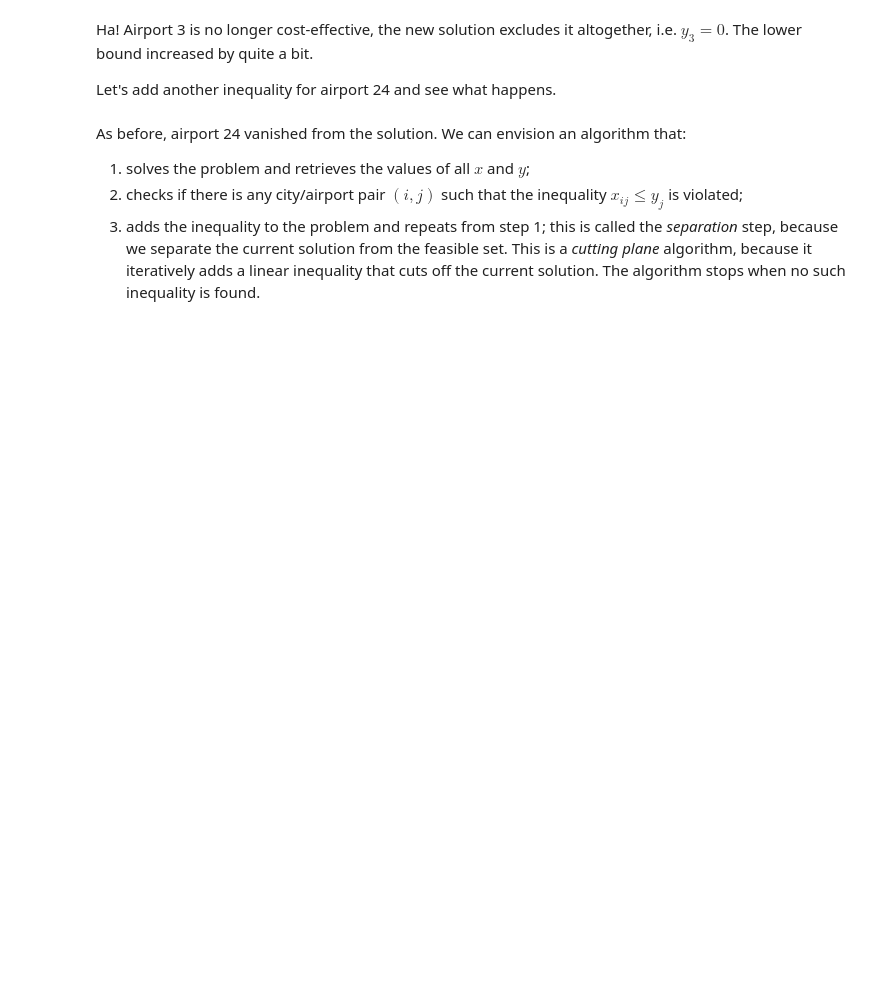
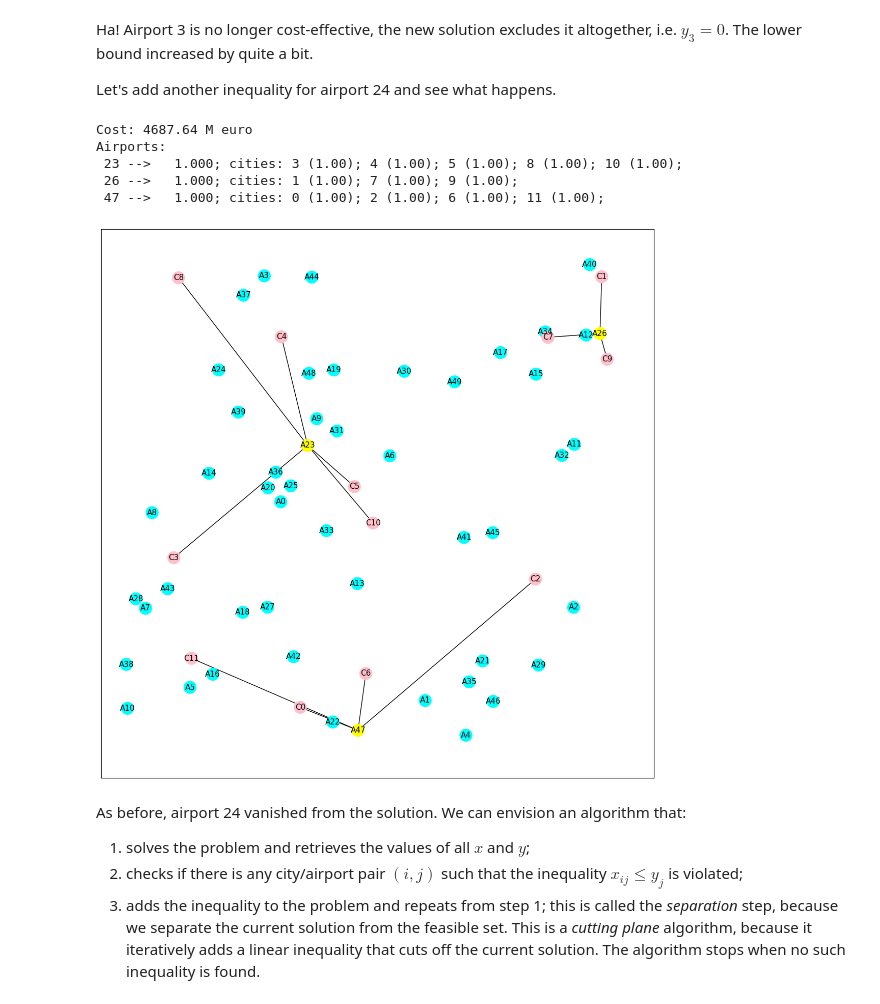
Before and after one commit to hermansolem/FOR_Labs_22-23, a Jupyter notebook: lab4/lab4_location.ipynb, the cells around one changed output. Drawn from its saved outputs; the diff is of its cells as text; code cells hidden in the pictures; blank space fills up the shorter version.

```diff
--- a/lab4/lab4_location.ipynb
+++ b/lab4/lab4_location.ipynb
@@ -188,7 +251,17 @@ Let's add another inequality for airport 24 and see what happens.
 # %%
 # Add constraint x_83 <= y_3 TODO
 # Optimize
 # call function for printing and visualizing result
+m.add_constr(x[8,3]<=y[3])
+m.optimize()
+print_result(m,x,y)
+# %% [output]
+Cost: 4687.64 M euro
+Airports:
+ 23 -->   1.000; cities: 3 (1.00); 4 (1.00); 5 (1.00); 8 (1.00); 10 (1.00);
+ 26 -->   1.000; cities: 1 (1.00); 7 (1.00); 9 (1.00);
+ 47 -->   1.000; cities: 0 (1.00); 2 (1.00); 6 (1.00); 11 (1.00);
+[figure, added]
 # %% [markdown]
 As before, airport 24 vanished from the solution. We can envision an algorithm that:
 1. solves the problem and retrieves the values of all $x$ and $y$;
```
Also changed, not shown: parts of 9 cells of this notebook.
